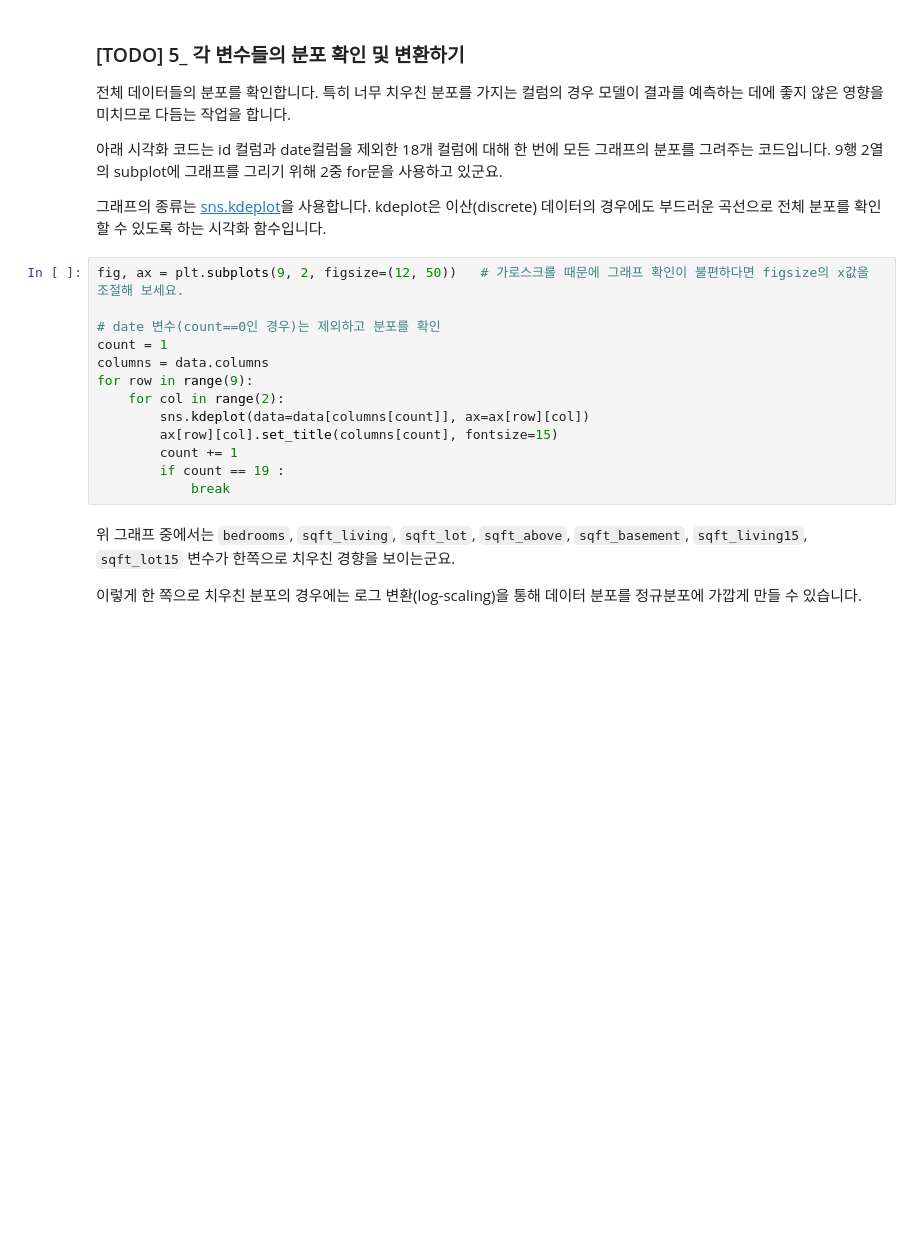
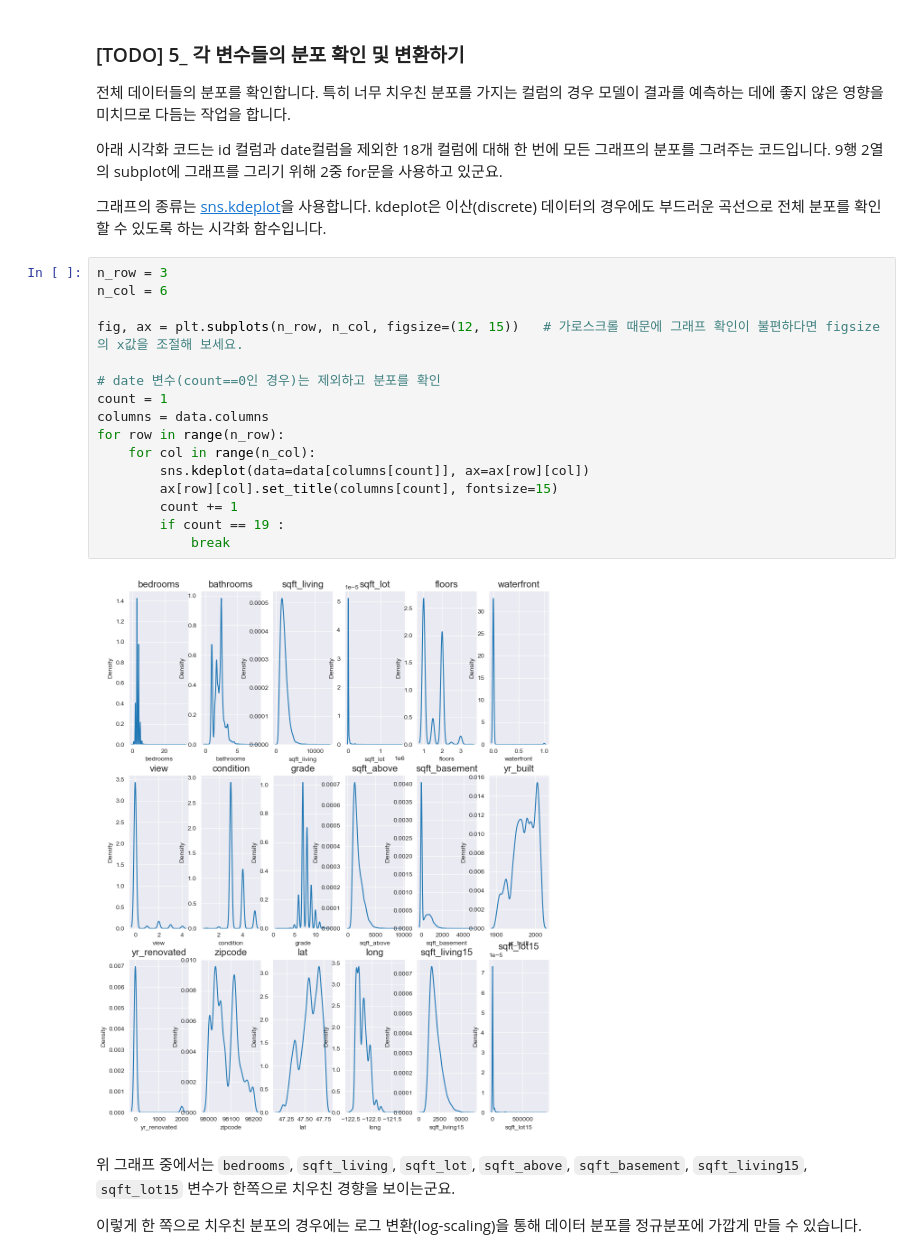
Before and after one commit to minsmis/NaverAI, a Jupyter notebook: notebooks/1주/7차시/3_캐글_EDA.ipynb, the cells around one changed output. Drawn from its saved outputs; the diff is of its cells as text; blank space fills up the shorter version.

```diff
--- a/notebooks/1주/7차시/3_캐글_EDA.ipynb
+++ b/notebooks/1주/7차시/3_캐글_EDA.ipynb
@@ -158,18 +300,23 @@ data.head()
 그래프의 종류는 [sns.kdeplot](https://seaborn.pydata.org/generated/seaborn.kdeplot.html)을 사용합니다.
 kdeplot은 이산(discrete) 데이터의 경우에도 부드러운 곡선으로 전체 분포를 확인할 수 있도록 하는 시각화 함수입니다.
 # %%
-fig, ax = plt.subplots(9, 2, figsize=(12, 50))   # 가로스크롤 때문에 그래프 확인이 불편하다면 figsize의 x값을 조절해 보세요.
+n_row = 3
+n_col = 6
+
+fig, ax = plt.subplots(n_row, n_col, figsize=(12, 15))   # 가로스크롤 때문에 그래프 확인이 불편하다면 figsize의 x값을 조절해 보세요.
 
 # date 변수(count==0인 경우)는 제외하고 분포를 확인
 count = 1
 columns = data.columns
-for row in range(9):
-    for col in range(2):
+for row in range(n_row):
+    for col in range(n_col):
         sns.kdeplot(data=data[columns[count]], ax=ax[row][col])
         ax[row][col].set_title(columns[count], fontsize=15)
         count += 1
         if count == 19 :
             break
+# %% [output]
+[figure, added]
 # %% [markdown]
 위 그래프 중에서는 `bedrooms`, `sqft_living`, `sqft_lot`, `sqft_above`, `sqft_basement`, `sqft_living15`, `sqft_lot15` 변수가 한쪽으로 치우친 경향을 보이는군요.
 
```
Also changed, not shown: parts of 19 cells of this notebook, 8 other files.
